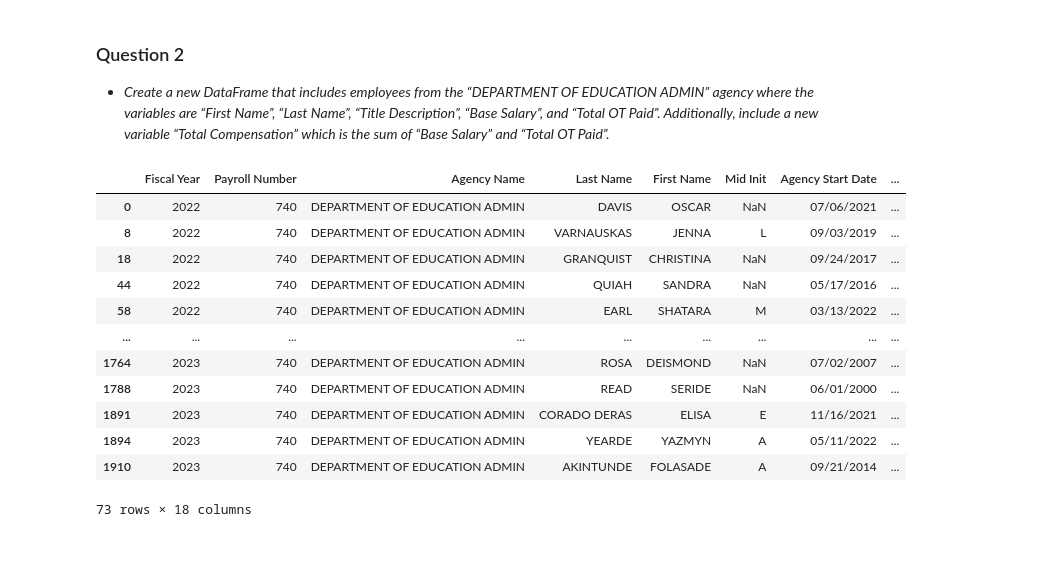
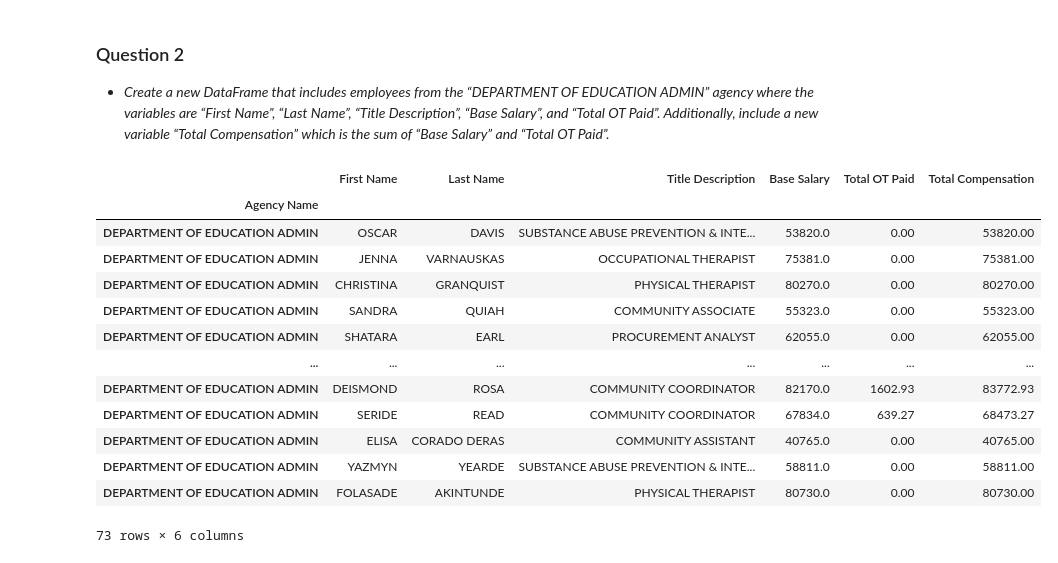
Before and after one commit to brianstoner/Data-Prep-and-Mgmt, a Jupyter notebook: Copy_of_danl_m1_hw3_Stoner_Brian.ipynb, the cells around one changed output. Cells and saved outputs as stored; diff of their text form; code cells hidden in the pictures.

```diff
--- a/Copy_of_danl_m1_hw3_Stoner_Brian.ipynb
+++ b/Copy_of_danl_m1_hw3_Stoner_Brian.ipynb
@@ -21,24 +33,26 @@ nyc_payroll[ ['First Name', 'Last Name', 'Base Salary', 'Total OT Paid' ] ]
 ### Question 2
 - *Create a new DataFrame that includes employees from the “DEPARTMENT OF EDUCATION ADMIN” agency where the variables are “First Name”, “Last Name”, “Title Description”, “Base Salary”, and “Total OT Paid”. Additionally, include a new variable “Total Compensation” which is the sum of “Base Salary” and “Total OT Paid”.*
 # %%
-# Assign df variable to the nyc_payroll dataframe
+# Add a variable to the dataframe that calculates total compensation
 nyc_payroll['Total Compensation'] = nyc_payroll['Base Salary'] + nyc_payroll['Total OT Paid']
-nyc_payroll[ ['First Name', 'Last Name', 'Title Description', 'Agency Name', 'Base Salary', 'Total OT Paid' ] ]
-nyc_payroll.sort_values(['Agency Name'], ascending=True)
-nyc_payroll.loc[(nyc_payroll['Agency Name'] == 'DEPARTMENT OF EDUCATION ADMIN')]
-
-# [ ['First Name', 'Last Name', 'Title Description', 'Agency Name', 'Base Salary', 'Total OT Paid' ] ]
+# Select only the required variables from the dataframe and assign them to a new (sub) dataframe
+sub_nyc_payroll = nyc_payroll[['First Name', 'Last Name', 'Title Description', 'Agency Name', 'Base Salary', 'Total OT Paid', 'Total Compensation']]
+# Set the index on a new column that will be useful for further data wrangling
+sub_nyc_payroll.set_index("Agency Name", inplace = True)
+# Extract observations where the agency name is DEPARTMENT OF EDUCATION ADMIN
+sub_nyc_payroll.loc[ "DEPARTMENT OF EDUCATION ADMIN" ]
 # %% [output]
-|  | Fiscal Year | Payroll Number | Agency Name | Last Name | First Name | Mid Init | Agency Start Date | ... |
-| 0 | 2022 | 740 | DEPARTMENT OF EDUCATION ADMIN | DAVIS | OSCAR | NaN | 07/06/2021 | ... |
-| 8 | 2022 | 740 | DEPARTMENT OF EDUCATION ADMIN | VARNAUSKAS | JENNA | L | 09/03/2019 | ... |
-| 18 | 2022 | 740 | DEPARTMENT OF EDUCATION ADMIN | GRANQUIST | CHRISTINA | NaN | 09/24/2017 | ... |
-| 44 | 2022 | 740 | DEPARTMENT OF EDUCATION ADMIN | QUIAH | SANDRA | NaN | 05/17/2016 | ... |
-| 58 | 2022 | 740 | DEPARTMENT OF EDUCATION ADMIN | EARL | SHATARA | M | 03/13/2022 | ... |
-| ... | ... | ... | ... | ... | ... | ... | ... | ... |
-| 1764 | 2023 | 740 | DEPARTMENT OF EDUCATION ADMIN | ROSA | DEISMOND | NaN | 07/02/2007 | ... |
-| 1788 | 2023 | 740 | DEPARTMENT OF EDUCATION ADMIN | READ | SERIDE | NaN | 06/01/2000 | ... |
-| 1891 | 2023 | 740 | DEPARTMENT OF EDUCATION ADMIN | CORADO DERAS | ELISA | E | 11/16/2021 | ... |
-| 1894 | 2023 | 740 | DEPARTMENT OF EDUCATION ADMIN | YEARDE | YAZMYN | A | 05/11/2022 | ... |
-| 1910 | 2023 | 740 | DEPARTMENT OF EDUCATION ADMIN | AKINTUNDE | FOLASADE | A | 09/21/2014 | ... |
+|  | First Name | Last Name | Title Description | Base Salary | Total OT Paid | Total Compensation |
+| Agency Name |  |  |  |  |  |  |
+| DEPARTMENT OF EDUCATION ADMIN | OSCAR | DAVIS | SUBSTANCE ABUSE PREVENTION & INTE... | 53820.0 | 0.00 | 53820.00 |
+| DEPARTMENT OF EDUCATION ADMIN | JENNA | VARNAUSKAS | OCCUPATIONAL THERAPIST | 75381.0 | 0.00 | 75381.00 |
+| DEPARTMENT OF EDUCATION ADMIN | CHRISTINA | GRANQUIST | PHYSICAL THERAPIST | 80270.0 | 0.00 | 80270.00 |
+| DEPARTMENT OF EDUCATION ADMIN | SANDRA | QUIAH | COMMUNITY ASSOCIATE | 55323.0 | 0.00 | 55323.00 |
+| DEPARTMENT OF EDUCATION ADMIN | SHATARA | EARL | PROCUREMENT ANALYST | 62055.0 | 0.00 | 62055.00 |
+| ... | ... | ... | ... | ... | ... | ... |
+| DEPARTMENT OF EDUCATION ADMIN | DEISMOND | ROSA | COMMUNITY COORDINATOR | 82170.0 | 1602.93 | 83772.93 |
+| DEPARTMENT OF EDUCATION ADMIN | SERIDE | READ | COMMUNITY COORDINATOR | 67834.0 | 639.27 | 68473.27 |
+| DEPARTMENT OF EDUCATION ADMIN | ELISA | CORADO DERAS | COMMUNITY ASSISTANT | 40765.0 | 0.00 | 40765.00 |
+| DEPARTMENT OF EDUCATION ADMIN | YAZMYN | YEARDE | SUBSTANCE ABUSE PREVENTION & INTE... | 58811.0 | 0.00 | 58811.00 |
+| DEPARTMENT OF EDUCATION ADMIN | FOLASADE | AKINTUNDE | PHYSICAL THERAPIST | 80730.0 | 0.00 | 80730.00 |
-73 rows × 18 columns
+73 rows × 6 columns
```
Also changed, not shown: parts of 3 cells of this notebook.
